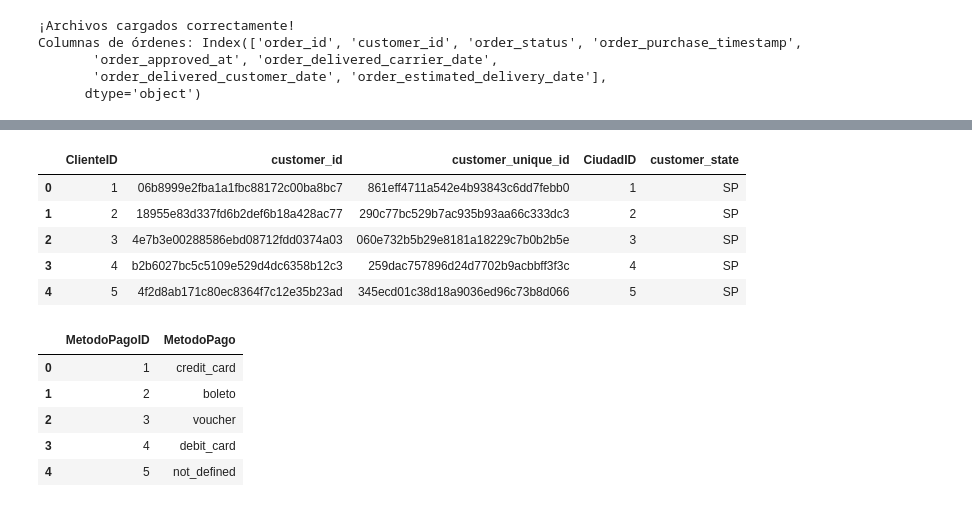
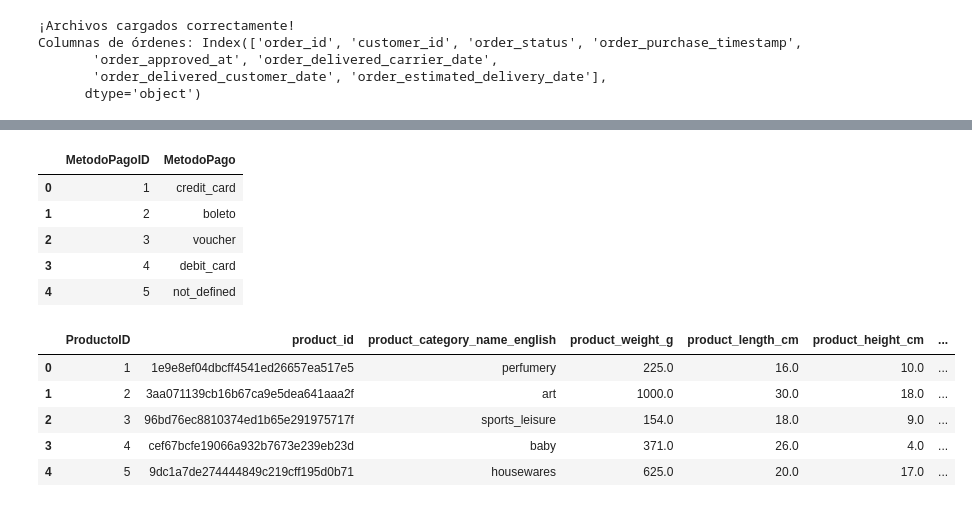
Before and after one commit to DynamoConsultoriaDataSolutions/dynamo-recsys-olist, a Jupyter notebook: notebooks/EDA.ipynb, the cells around one changed output, grey strips where cells are left out. Saved outputs shown, nothing was run; the diff lists cells and outputs as text; code cells hidden in the pictures.

```diff
--- a/notebooks/EDA.ipynb
+++ b/notebooks/EDA.ipynb
@@ -62,29 +120,29 @@ Vendedores.head()
 # %%
-# c) Tabla Clientes
-Clientes = customers[['customer_id', 'customer_unique_id', 'customer_city', 'customer_state']].drop_duplicates().reset_index(drop=True)
-Clientes = Clientes.merge(Ciudades, left_on='customer_city', right_on='Ciudad', how='left')
-Clientes['ClienteID'] = Clientes.index + 1
-Clientes = Clientes[['ClienteID', 'customer_id', 'customer_unique_id', 'CiudadID', 'customer_state']]
-Clientes.head()
+# Métodos de Pago
+MetodosPago = pd.DataFrame(payments['payment_type'].unique(), columns=['MetodoPago'])
+MetodosPago['MetodoPagoID'] = MetodosPago.index + 1
+MetodosPago = MetodosPago[['MetodoPagoID', 'MetodoPago']]
+MetodosPago.head()
 # %% [output]
-|  | ClienteID | customer_id | customer_unique_id | CiudadID | customer_state |
-| 0 | 1 | 06b8999e2fba1a1fbc88172c00ba8bc7 | 861eff4711a542e4b93843c6dd7febb0 | 1 | SP |
-| 1 | 2 | 18955e83d337fd6b2def6b18a428ac77 | 290c77bc529b7ac935b93aa66c333dc3 | 2 | SP |
-| 2 | 3 | 4e7b3e00288586ebd08712fdd0374a03 | 060e732b5b29e8181a18229c7b0b2b5e | 3 | SP |
-| 3 | 4 | b2b6027bc5c5109e529d4dc6358b12c3 | 259dac757896d24d7702b9acbbff3f3c | 4 | SP |
-| 4 | 5 | 4f2d8ab171c80ec8364f7c12e35b23ad | 345ecd01c38d18a9036ed96c73b8d066 | 5 | SP |
+|  | MetodoPagoID | MetodoPago |
+| 0 | 1 | credit_card |
+| 1 | 2 | boleto |
+| 2 | 3 | voucher |
+| 3 | 4 | debit_card |
+| 4 | 5 | not_defined |
 # %%
-
-
-# d) Tabla Métodos de Pago
-MetodosPago = pd.DataFrame(payments['payment_type'].unique(), columns=['MetodoPago'])
-MetodosPago['MetodoPagoID'] = MetodosPago.index + 1
-MetodosPago = MetodosPago[['MetodoPagoID', 'MetodoPago']]
-MetodosPago.head()
+# Productos
+Productos = products.merge(category_translation, on='product_category_name', how='left')
+# Punto 4: Manejo seguro de nulos en categorías sin alterar tipos numéricos
+Productos['product_category_name_english'] = Productos['product_category_name_english'].fillna('unknown')
+Productos = Productos[['product_id', 'product_category_name_english', 'product_weight_g', 'product_length_cm', 'product_height_cm', 'product_width_cm']].drop_duplicates().reset_index(drop=True)
+Productos['ProductoID'] = Productos.index + 1
+Productos = Productos[['ProductoID', 'product_id', 'product_category_name_english', 'product_weight_g', 'product_length_cm', 'product_height_cm', 'product_width_cm']]
+Productos.head()
 # %% [output]
-|  | MetodoPagoID | MetodoPago |
-| 0 | 1 | credit_card |
-| 1 | 2 | boleto |
-| 2 | 3 | voucher |
-| 3 | 4 | debit_card |
-| 4 | 5 | not_defined |
+|  | ProductoID | product_id | product_category_name_english | product_weight_g | product_length_cm | product_height_cm | ... |
+| 0 | 1 | 1e9e8ef04dbcff4541ed26657ea517e5 | perfumery | 225.0 | 16.0 | 10.0 | ... |
+| 1 | 2 | 3aa071139cb16b67ca9e5dea641aaa2f | art | 1000.0 | 30.0 | 18.0 | ... |
+| 2 | 3 | 96bd76ec8810374ed1b65e291975717f | sports_leisure | 154.0 | 18.0 | 9.0 | ... |
+| 3 | 4 | cef67bcfe19066a932b7673e239eb23d | baby | 371.0 | 26.0 | 4.0 | ... |
+| 4 | 5 | 9dc1a7de274444849c219cff195d0b71 | housewares | 625.0 | 20.0 | 17.0 | ... |
```
Also changed, not shown: parts of 19 cells of this notebook, 2 other files.
